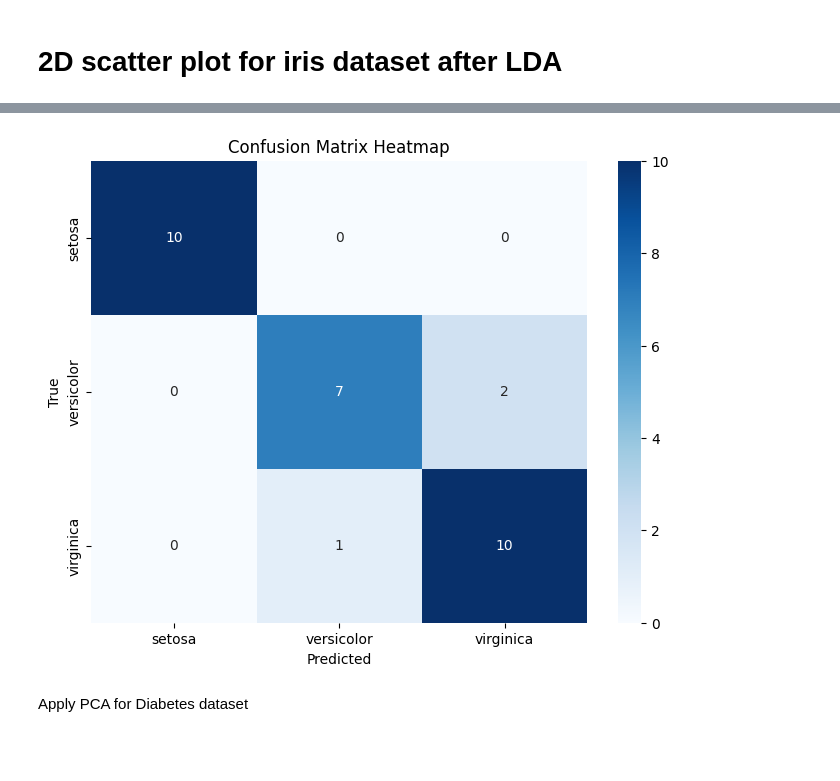
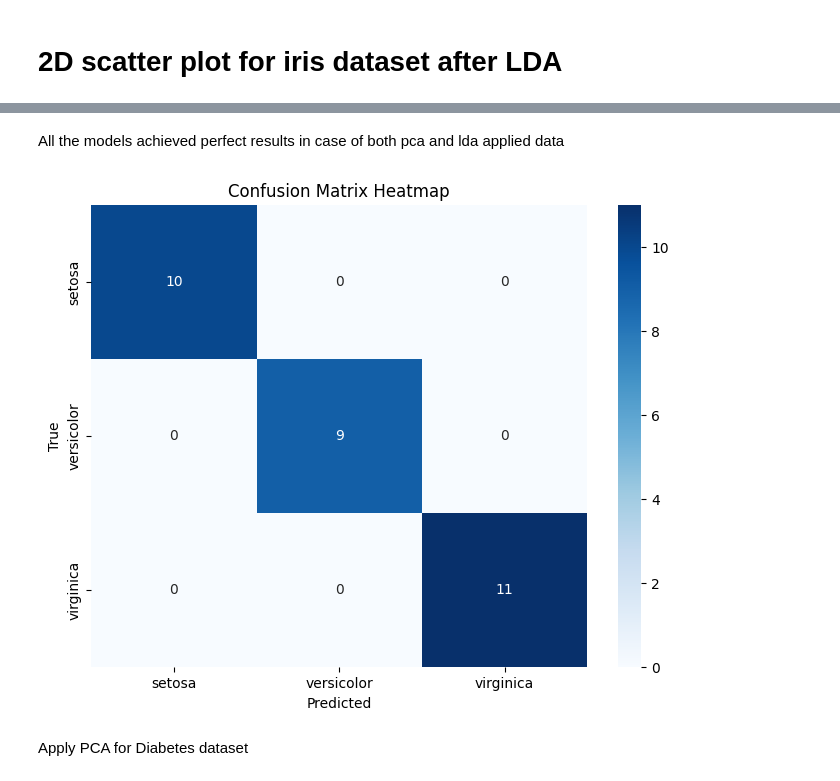
Before and after one commit to rahul-727/AML-Lab_Work, a Jupyter notebook: 2348544_Program6.ipynb, the cells around one changed output, grey strips where cells are left out. Cells and saved outputs as stored; diff of their text form; code cells hidden in the pictures; blank space fills up the shorter version.

```diff
--- a/2348544_Program6.ipynb
+++ b/2348544_Program6.ipynb
@@ -306,13 +336,0 @@ Confusion Matrix Heatmap for Random forest
-# %%
-def plot_confusion_matrix_heatmap(y_true, y_pred, class_names):
-    cm = confusion_matrix(y_true, y_pred)
-    plt.figure(figsize=(8, 6))
-    sns.heatmap(cm, annot=True, fmt='d', cmap='Blues', xticklabels=class_names, yticklabels=class_names)
-    plt.xlabel('Predicted')
-    plt.ylabel('True')
-    plt.title('Confusion Matrix Heatmap')
-    plt.show()
-
-y_pred_bc_pca_lda = classifiers_bc_pca_lda['Random Forest'].predict(X_bc_pca_test)
-class_names_bc = breast_cancer.target_names
-plot_confusion_matrix_heatmap(y_bc_pca_test, y_pred_bc_pca_lda, class_names_bc)
@@ -369,14 +385,14 @@ Train and evaluate classifiers for Iris dataset after PCA and LDA
 # %%
 X_iris_pca_train, X_iris_pca_test, y_iris_pca_train, y_iris_pca_test = train_test_split(
-    pca_result_iris, iris.target, test_size=0.2, random_state=42
+    iris_scaler, iris.target, test_size=0.2, random_state=42
 )
 
-classifiers_iris_pca_lda = {
+classifiers_iris_pca = {
     'KNN': KNeighborsClassifier(),
     'Decision Tree': DecisionTreeClassifier(random_state=42),
     'Random Forest': RandomForestClassifier(random_state=42)
 }
 
-print('\nResults for Iris dataset after PCA and LDA:')
-print_results(X_iris_pca_train, X_iris_pca_test, y_iris_pca_train, y_iris_pca_test, classifiers_iris_pca_lda)
+print('\nResults for Iris dataset after PCA:')
+print_results(X_iris_pca_train, X_iris_pca_test, y_iris_pca_train, y_iris_pca_test, classifiers_iris_pca)
 # %% [output]
@@ -402,0 +418,13 @@ After PCA and LDA, KNN and Decision Tree maintained good performance, but Random
+# %%
+X_iris_lda_train, X_iris_lda_test, y_iris_lda_train, y_iris_lda_test = train_test_split(
+    iris_scaler, iris.target, test_size=0.2, random_state=42
+)
+
+classifiers_iris_lda_original = {
+    'KNN': KNeighborsClassifier(),
+    'Decision Tree': DecisionTreeClassifier(random_state=42),
+    'Random Forest': RandomForestClassifier(random_state=42)
+}
+
+print('\nResults for Iris dataset after LDA on original data:')
+print_results(X_iris_lda_train, X_iris_lda_test, y_iris_lda_train, y_iris_lda_test, classifiers_iris_lda_original)
@@ -403,9 +449,11 @@ After PCA and LDA, KNN and Decision Tree maintained good performance, but Random
+# %% [markdown]
+All the models achieved perfect results in case of both pca and lda applied data
 # %%
-y_pred_iris_pca_lda = classifiers_iris_pca_lda['Random Forest'].predict(X_iris_pca_test)
+y_pred_iris_pca_lda = classifiers_iris_lda_original['Random Forest'].predict(X_iris_pca_test)
 class_names_iris = iris.target_names
 plot_confusion_matrix_heatmap(y_iris_pca_test, y_pred_iris_pca_lda, class_names_iris)
 # %% [output]
-[figure, old version]
+[figure, new version]
 # %% [markdown]
 Apply PCA for Diabetes dataset
 # %%
```
Also changed, not shown: parts of 28 cells of this notebook.
